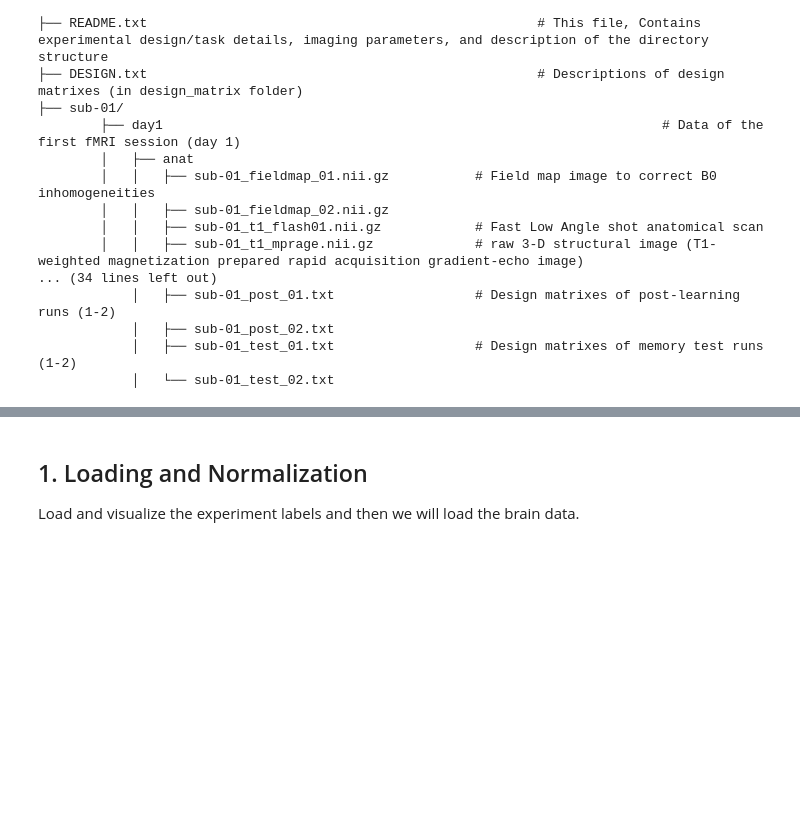
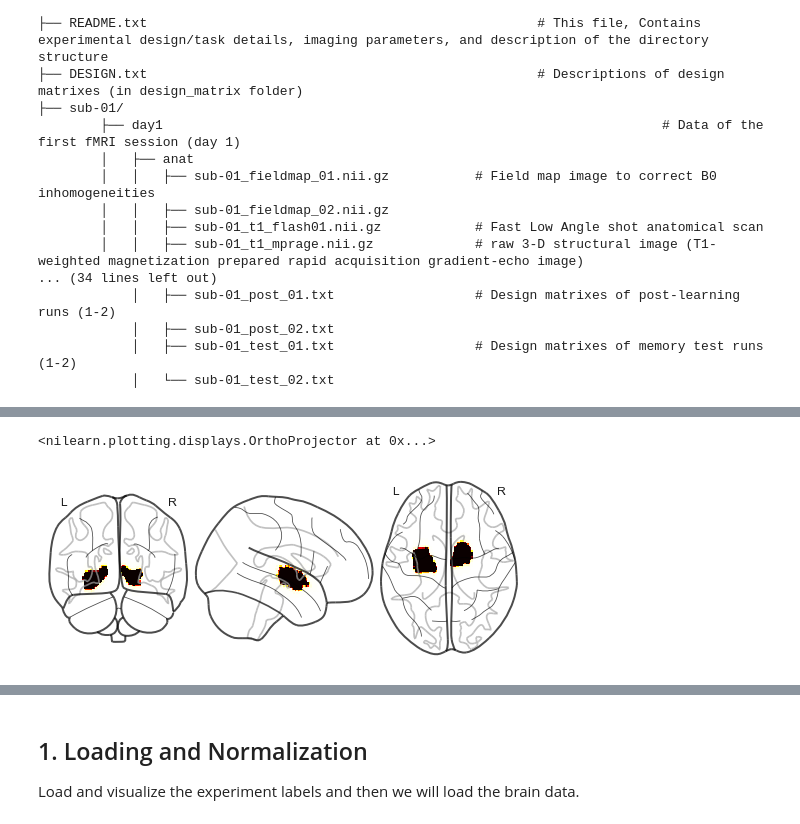
Before and after one commit to alexander-ratzan/2020-NeuroAnalysis-Project, a Jupyter notebook: brainiak_tutorials/03-classification-extension.ipynb, the cells around one changed output, grey strips where cells are left out. Saved outputs shown, nothing was run; the diff lists cells and outputs as text; code cells hidden in the pictures; blank space fills up the shorter version.

```diff
--- a/brainiak_tutorials/03-classification-extension.ipynb
+++ b/brainiak_tutorials/03-classification-extension.ipynb
@@ -116,0 +127,7 @@ my_dataset/
+# %%
+ppa_mask_s1 = '/Users/aratzan/Downloads/brainiak_datasets/vdc/sub-01/preprocessed/masks/sub-01_ventral_PPA_locColl_to_epi1.nii.gz'
+
+plotting.plot_glass_brain(ppa_mask_s1)
+# %% [output]
+<nilearn.plotting.displays.OrthoProjector at 0x...>
+[figure, added]
```
Also changed, not shown: parts of 9 cells of this notebook.
